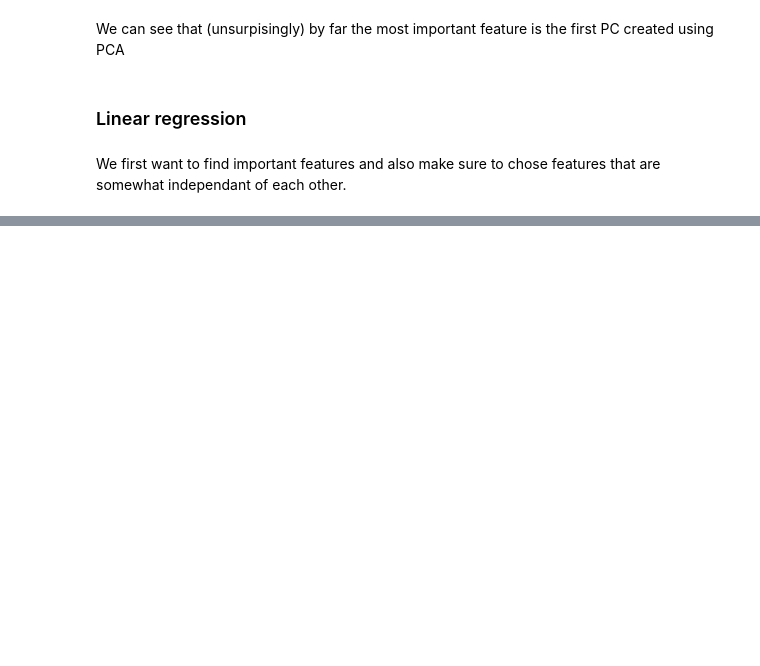
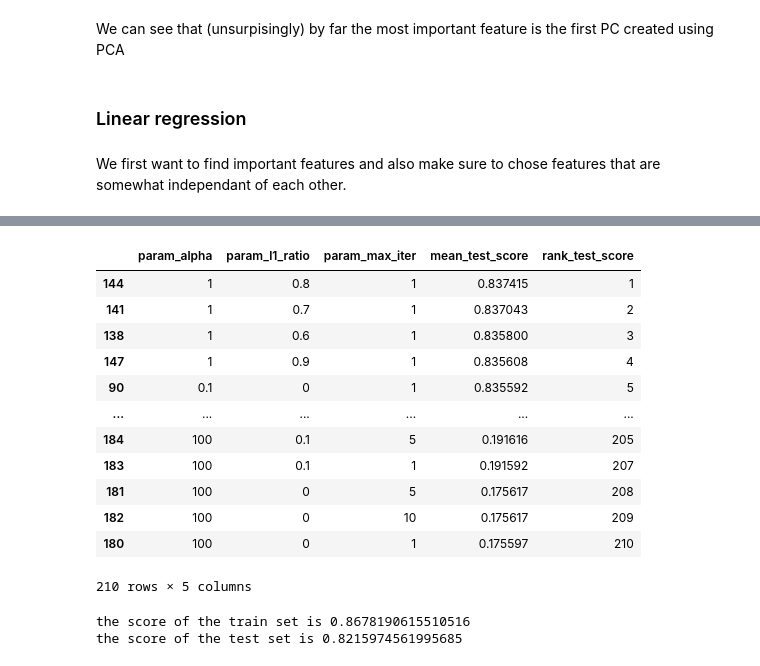
Before and after one commit to yoavshosh/Kaggle_house_price, a Jupyter notebook: EDA_and_Baseline_model.ipynb, the cells around one changed output, grey strips where cells are left out. Cells and saved outputs as stored; diff of their text form; code cells hidden in the pictures; blank space fills up the shorter version.

```diff
--- a/EDA_and_Baseline_model.ipynb
+++ b/EDA_and_Baseline_model.ipynb
@@ -567,0 +591,4 @@ test_prediction = rf_clf.predict(houses_test_modified[feature_to_examin["kmeans_
+# %%
+# creating the date object of today's date
+todays_date = date.today()
+houses_train_modified_copy['house_age'] = todays_date.year - houses_train_modified_copy['YearBuilt']
@@ -567,0 +638,4 @@ test_prediction = rf_clf.predict(houses_test_modified[feature_to_examin["kmeans_
+# %%
+houses_train_modified_copy['Garage_age'] = todays_date.year - houses_train_modified_copy['GarageYrBlt']
+features_name_second_set.remove('GarageYrBlt')
+features_name_second_set.append('Garage_age')
@@ -567,0 +661,11 @@ test_prediction = rf_clf.predict(houses_test_modified[feature_to_examin["kmeans_
+# %%
+features_name_third_set  = [col for col in houses_train_modified_copy.columns if 'PC' in col]
+# %%
+X_train, X_test, y_train, y_test = train_test_split(houses_train_modified[features_name_third_set], houses_train["SalePrice"].values, test_size=0.33, random_state=42)
+parametersGrid = {"max_iter": [1, 5, 10],
+                  "alpha": [0.0001, 0.001, 0.01, 0.1, 1, 10, 100],
+                  "l1_ratio": np.arange(0.0, 1.0, 0.1)}
+
+eNet = ElasticNet()
+grid = GridSearchCV(eNet, parametersGrid, cv=10)
+grid.fit(X_train, y_train)
@@ -567,0 +691,27 @@ test_prediction = rf_clf.predict(houses_test_modified[feature_to_examin["kmeans_
+# %%
+df = pd.DataFrame(grid.cv_results_)
+df[['param_alpha','param_l1_ratio','param_max_iter','mean_test_score','rank_test_score']].sort_values(by = 'rank_test_score')
+# %% [output]
+|  | param_alpha | param_l1_ratio | param_max_iter | mean_test_score | rank_test_score |
+| 144 | 1 | 0.8 | 1 | 0.837415 | 1 |
+| 141 | 1 | 0.7 | 1 | 0.837043 | 2 |
+| 138 | 1 | 0.6 | 1 | 0.835800 | 3 |
+| 147 | 1 | 0.9 | 1 | 0.835608 | 4 |
+| 90 | 0.1 | 0 | 1 | 0.835592 | 5 |
+| ... | ... | ... | ... | ... | ... |
+| 184 | 100 | 0.1 | 5 | 0.191616 | 205 |
+| 183 | 100 | 0.1 | 1 | 0.191592 | 207 |
+| 181 | 100 | 0 | 5 | 0.175617 | 208 |
+| 182 | 100 | 0 | 10 | 0.175617 | 209 |
+| 180 | 100 | 0 | 1 | 0.175597 | 210 |
+210 rows × 5 columns
+# %%
+ENclf = ElasticNet(max_iter = 1 ,alpha = 1, l1_ratio = 0.8 )
+ENclf.fit(X_train ,y_train)
+train_score = ENclf.score(X_train,y_train)
+print(f"the score of the train set is {train_score}")
+test_score = ENclf.score(X_test,y_test)
+print(f"the score of the test set is {test_score}")
+# %% [output]
+the score of the train set is 0.8678190615510516
+the score of the test set is 0.8215974561995685
```
Also changed, not shown: parts of 25 cells of this notebook, 1 other file.
